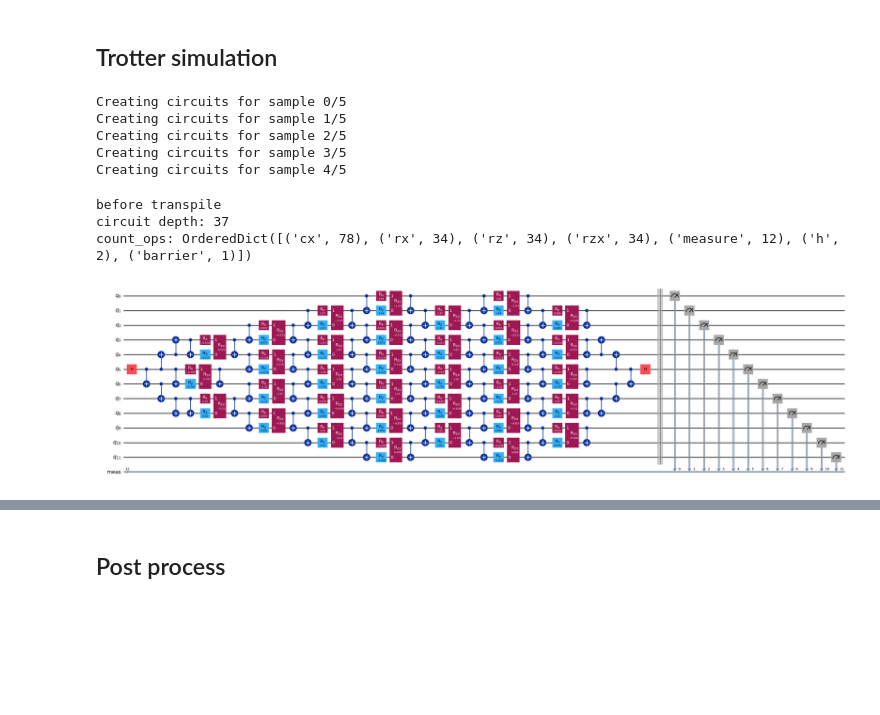
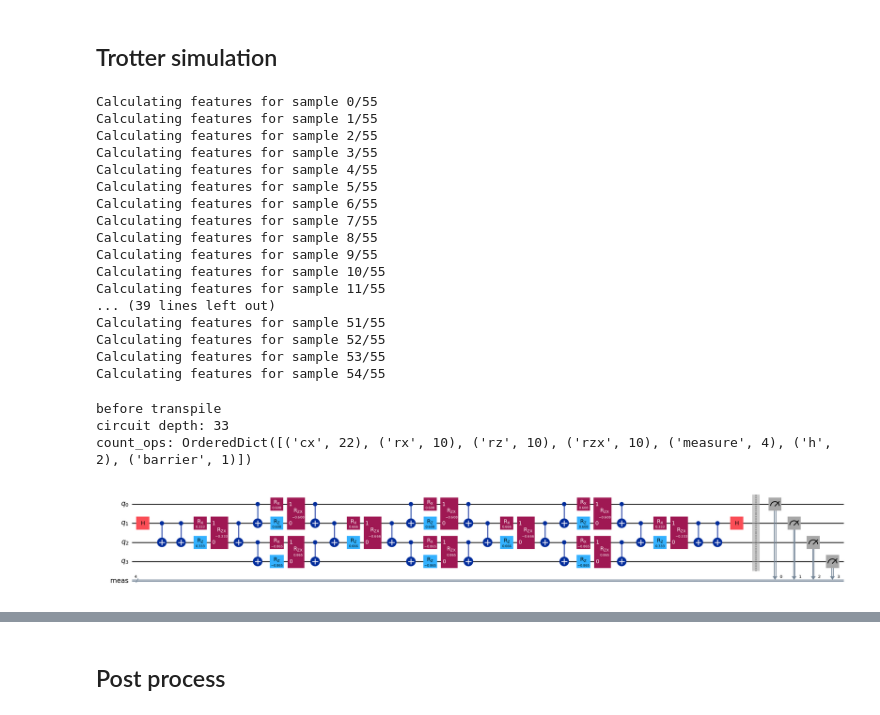
Before and after one commit to YutoMorohoshi/fourier_learning_ibm, a Jupyter notebook: fourier_feature_qpu.ipynb, the cells around one changed output, grey strips where cells are left out. Saved outputs shown, nothing was run; the diff lists cells and outputs as text; code cells hidden in the pictures; blank space fills up the shorter version.

```diff
--- a/fourier_feature_qpu.ipynb
+++ b/fourier_feature_qpu.ipynb
@@ -116,6 +166,6 @@ initial_layout = get_initial_layout(n_qubits, backend_qpu.name)
 # %%
 # Create circuits
-# 1 jobs - 1 sample
+# 1 batch - 1 sample
 circuits_phase0 = {}
 circuits_phase1 = {}
 circuits_phase2 = {}
@@ -127,10 +177,13 @@ exec_circuits_phase3 = {}
 lambda_refs = {}
 
 for i in range(n_samples):
-    print(f"Creating circuits for sample {i}/{n_samples}")
+    print(f"Calculating features for sample {i}/{n_samples}")
     Js = all_Js[i]
+    G = get_graph(n_qubits, Js)
+    heisenberg = HeisenbergModel(n_qubits, G)
+
+    # lambda_ref はこの後も使うので、辞書として保存
     lambda_refs[f"sample{i}"] = np.sum(Js)  # Reference eigenvalue.
-    heisenberg_qpu = HeisenbergModel(n_qubits, graphs[i], backend=backend_qpu)
 
     circuits_phase0[f"sample{i}"] = {}
     circuits_phase1[f"sample{i}"] = {}
@@ -141,27 +194,18 @@ for i in range(n_samples):
     exec_circuits_phase2[f"sample{i}"] = {}
     exec_circuits_phase3[f"sample{i}"] = {}
     for k in range(n_features):
-        n_steps = get_n_steps(times[k])
-        circuit_phase0, exec_circuit_phase0 = (
-            heisenberg_qpu.get_trotter_simulation_circuit(
-                times[k], n_steps, phase=0, initial_layout=initial_layout
-            )
-        )
-        circuit_phase1, exec_circuit_phase1 = (
-            heisenberg_qpu.get_trotter_simulation_circuit(
-                times[k], n_steps, phase=1, initial_layout=initial_layout
-            )
-        )
-        circuit_phase2, exec_circuit_phase2 = (
-            heisenberg_qpu.get_trotter_simulation_circuit(
-                times[k], n_steps, phase=2, initial_layout=initial_layout
-            )
-        )
-        circuit_phase3, exec_circuit_phase3 = (
-            heisenberg_qpu.get_trotter_simulation_circuit(
-                times[k], n_steps, phase=3, initial_layout=initial_layout
-            )
-        )
+        # n_steps = get_n_steps(times[k])
+        n_step = df_n_step[df_n_step["t"] == times[k]]["n_step"].values[0]
+
+        circuit_phase0 = heisenberg.get_circuit(times[k], n_step, phase=0)
+        circuit_phase1 = heisenberg.get_circuit(times[k], n_step, phase=1)
+        circuit_phase2 = heisenberg.get_circuit(times[k], n_step, phase=2)
+        circuit_phase3 = heisenberg.get_circuit(times[k], n_step, phase=3)
+
+        exec_circuit_phase0 = transpile(circuit_phase0, backend_qpu)
+        exec_circuit_phase1 = transpile(circuit_phase1, backend_qpu)
+        exec_circuit_phase2 = transpile(circuit_phase2, backend_qpu)
+        exec_circuit_phase3 = transpile(circuit_phase3, backend_qpu)
 
         circuits_phase0[f"sample{i}"][f"f_{k}"] = circuit_phase0
         circuits_phase1[f"sample{i}"][f"f_{k}"] = circuit_phase1
@@ -172,36 +216,48 @@ for i in range(n_samples):
         exec_circuits_phase2[f"sample{i}"][f"f_{k}"] = exec_circuit_phase2
         exec_circuits_phase3[f"sample{i}"][f"f_{k}"] = exec_circuit_phase3
 # %% [output]
-Creating circuits for sample 0/5
-Creating circuits for sample 1/5
-Creating circuits for sample 2/5
-Creating circuits for sample 3/5
-Creating circuits for sample 4/5
+Calculating features for sample 0/55
+Calculating features for sample 1/55
+Calculating features for sample 2/55
+Calculating features for sample 3/55
+Calculating features for sample 4/55
+Calculating features for sample 5/55
+Calculating features for sample 6/55
+Calculating features for sample 7/55
+Calculating features for sample 8/55
+Calculating features for sample 9/55
+Calculating features for sample 10/55
+Calculating features for sample 11/55
+... (39 lines left out)
+Calculating features for sample 51/55
+Calculating features for sample 52/55
+Calculating features for sample 53/55
+Calculating features for sample 54/55
 # %%
 # Check a partial circuit
 sample_id = 2
-feature_id = 9
+feature_id = 5
 
 print("before transpile")
 print(
     f"circuit depth: {circuits_phase0[f'sample{sample_id}'][f'f_{feature_id}'].depth()}"
 )
 print(
     f"count_ops: {circuits_phase0[f'sample{sample_id}'][f'f_{feature_id}'].count_ops()}"
 )
 
 # save the circuit as a pdf
 circuits_phase0[f"sample{sample_id}"][f"f_{feature_id}"].draw(
     output="mpl",
     idle_wires=False,
     fold=1,  # fold=1 is used to disable folding
     filename=f"{path}/circuit_phase0_sample{sample_id}_feature{feature_id}.pdf",
 )
 # %% [output]
 before transpile
-circuit depth: 37
-count_ops: OrderedDict([('cx', 78), ('rx', 34), ('rz', 34), ('rzx', 34), ('measure', 12), ('h', 2), ('barrier', 1)])
+circuit depth: 33
+count_ops: OrderedDict([('cx', 22), ('rx', 10), ('rz', 10), ('rzx', 10), ('measure', 4), ('h', 2), ('barrier', 1)])
-[figure, old version]
+[figure, new version]
 # %%
 print("after transpile")
 print(
```
Also changed, not shown: parts of 14 cells of this notebook, 18 other files.
